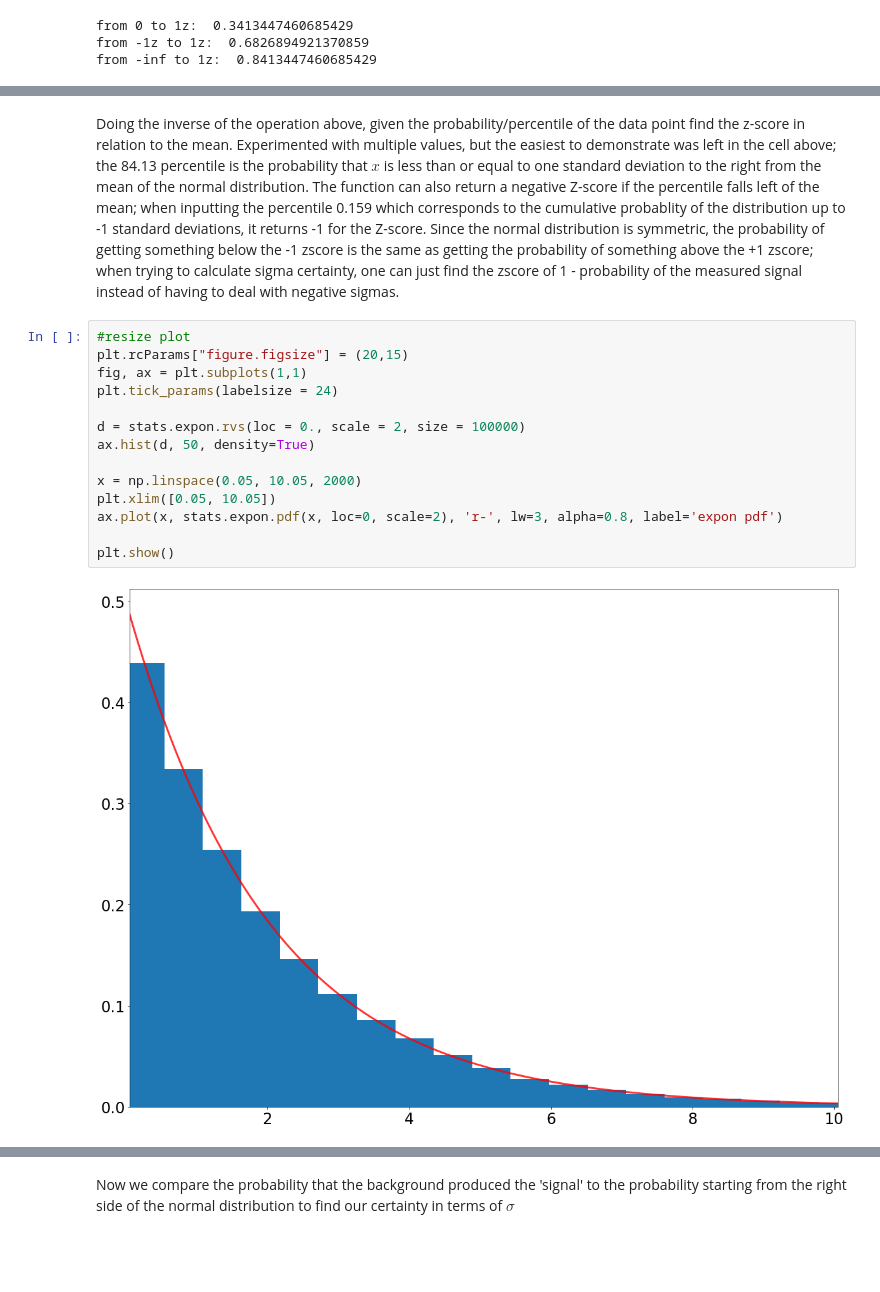
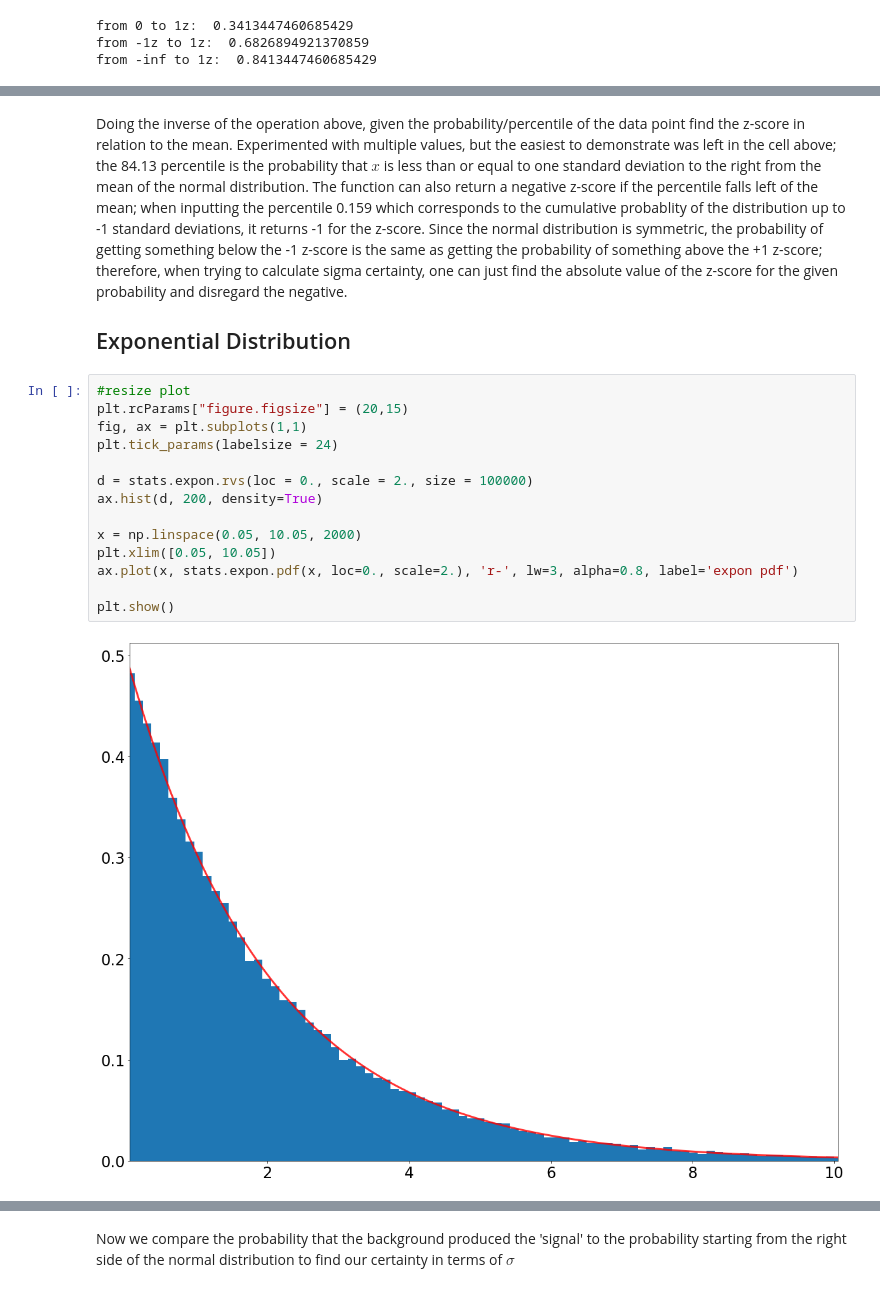
Before and after one commit to Chkoda/PHYS434, a Jupyter notebook: Lab#1.ipynb, the cells around one changed output, grey strips where cells are left out. Saved outputs shown, nothing was run; the diff lists cells and outputs as text; blank space fills up the shorter version.

```diff
--- a/Lab#1.ipynb
+++ b/Lab#1.ipynb
@@ -36,19 +38,21 @@ Z-score :  -1.0
 # %% [markdown]
-Doing the inverse of the operation above, given the probability/percentile of the data point find the z-score in relation to the mean. Experimented with multiple values, but the easiest to demonstrate was left in the cell above; the 84.13 percentile is the probability that $x$ is less than or equal to one standard deviation to the right from the mean of the normal distribution. The function can also return a negative Z-score if the percentile falls left of the mean; when inputting the percentile 0.159 which corresponds to the cumulative probablity of the distribution up to -1 standard deviations, it returns -1 for the Z-score. Since the normal distribution is symmetric, the probability of getting something below the -1 zscore is the same as getting the probability of something above the +1 zscore; when trying to calculate sigma certainty, one can just find the zscore of 1 - probability of the measured signal instead of having to deal with negative sigmas.
+Doing the inverse of the operation above, given the probability/percentile of the data point find the z-score in relation to the mean. Experimented with multiple values, but the easiest to demonstrate was left in the cell above; the 84.13 percentile is the probability that $x$ is less than or equal to one standard deviation to the right from the mean of the normal distribution. The function can also return a negative z-score if the percentile falls left of the mean; when inputting the percentile 0.159 which corresponds to the cumulative probablity of the distribution up to -1 standard deviations, it returns -1 for the z-score. Since the normal distribution is symmetric, the probability of getting something below the -1 z-score is the same as getting the probability of something above the +1 z-score; therefore, when trying to calculate sigma certainty, one can just find the absolute value of the z-score for the given probability and disregard the negative.
+
+## Exponential Distribution
 # %%
 #resize plot
 plt.rcParams["figure.figsize"] = (20,15)
 fig, ax = plt.subplots(1,1)
 plt.tick_params(labelsize = 24)
 
-d = stats.expon.rvs(loc = 0., scale = 2, size = 100000)
-ax.hist(d, 50, density=True)
+d = stats.expon.rvs(loc = 0., scale = 2., size = 100000)
+ax.hist(d, 200, density=True)
 
 x = np.linspace(0.05, 10.05, 2000)
 plt.xlim([0.05, 10.05])
-ax.plot(x, stats.expon.pdf(x, loc=0, scale=2), 'r-', lw=3, alpha=0.8, label='expon pdf')
+ax.plot(x, stats.expon.pdf(x, loc=0., scale=2.), 'r-', lw=3, alpha=0.8, label='expon pdf')
 
 plt.show()
 # %% [output]
-[figure, old version]
+[figure, new version]
 # %% [markdown]
```
Also changed, not shown: parts of 10 cells of this notebook, 1 other file.
